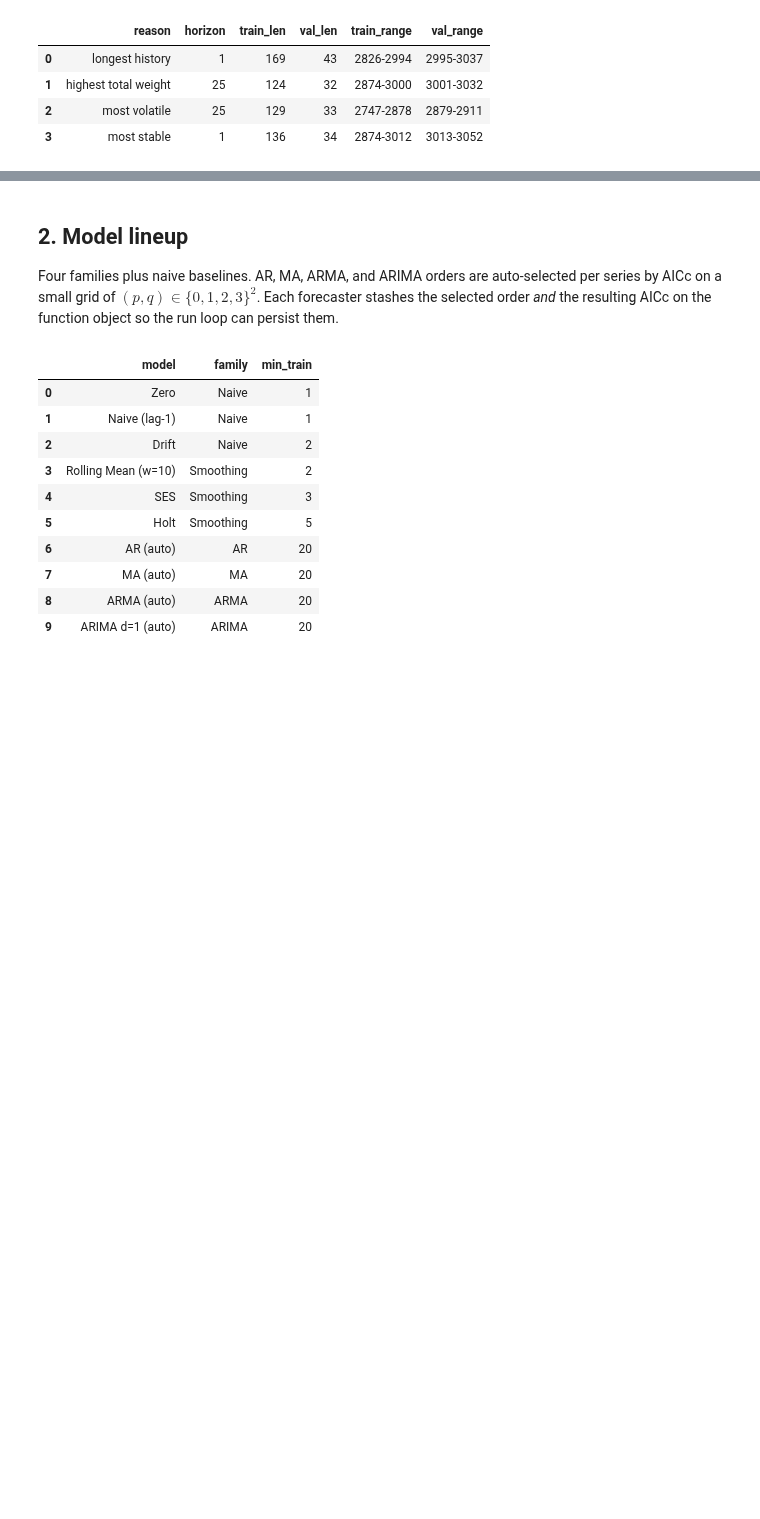
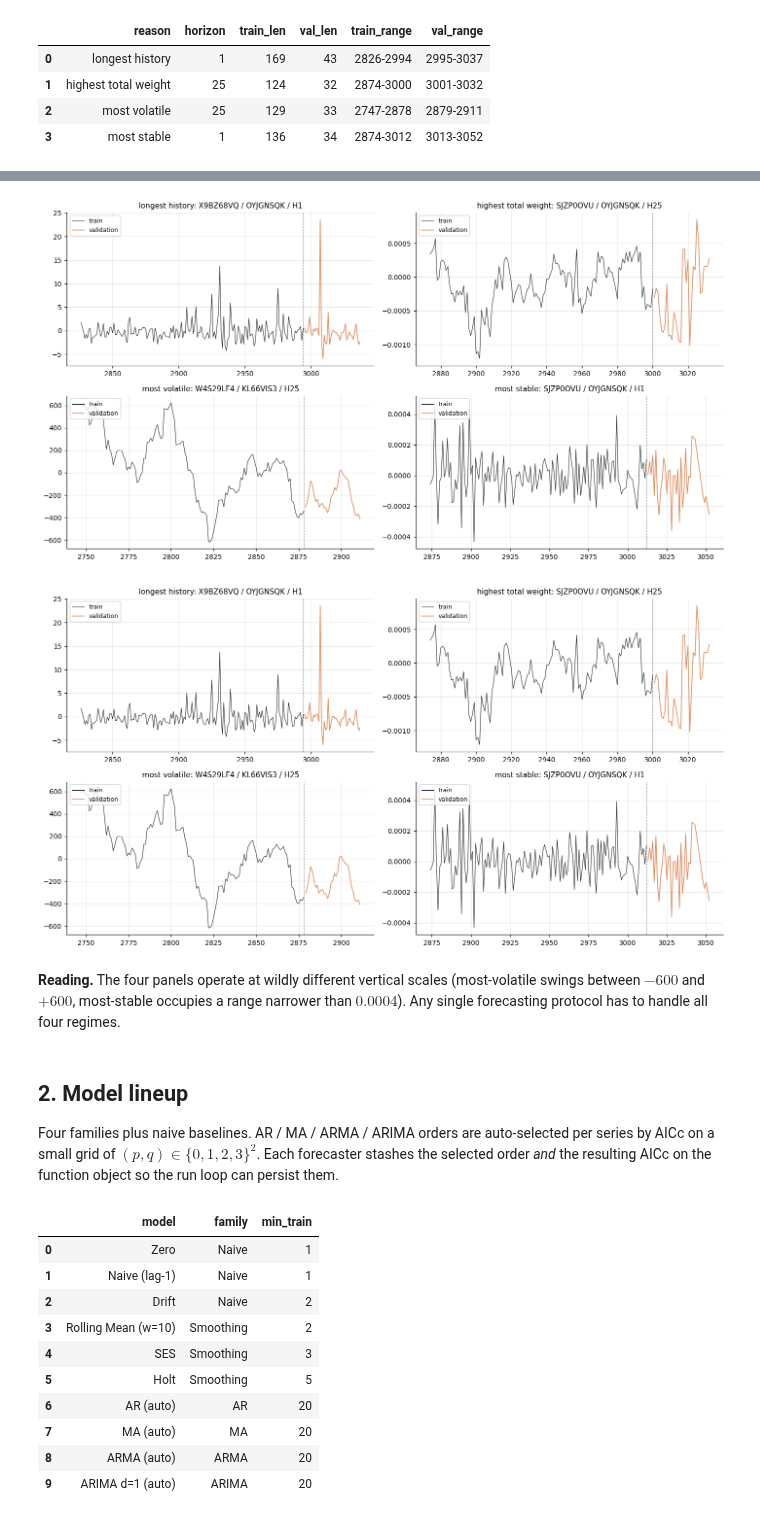
Before and after one commit to jeetrex17/ts-forecasting-project, a Jupyter notebook: claude_forecasting/notebooks/01_classical_baselines.ipynb, the cells around one changed output, grey strips where cells are left out. Saved outputs shown, nothing was run; the diff lists cells and outputs as text; code cells hidden in the pictures; blank space fills up the shorter version.

```diff
--- a/claude_forecasting/notebooks/01_classical_baselines.ipynb
+++ b/claude_forecasting/notebooks/01_classical_baselines.ipynb
@@ -102,7 +114,26 @@ adaptive_splits_df
+# %%
+ordered_reasons = ['longest history', 'highest total weight', 'most volatile', 'most stable']
+
+fig, axes = plt.subplots(2, 2, figsize=(13, 7))
+axes_flat = axes.flatten()
+for ax, reason in zip(axes_flat, ordered_reasons):
+    row, full_series, train_part, val_part = series_data[reason]
+    ax.plot(train_part['ts_index'], train_part['y_target'], color=COLOR_TRAIN, lw=0.7, label='train')
+    ax.plot(val_part['ts_index'],   val_part['y_target'],   color=COLOR_TRUTH, lw=1.0, label='validation')
+    ax.axvline(train_part['ts_index'].iloc[-1], color='black', ls='--', lw=0.7, alpha=0.5)
+    ax.set_title(f"{reason}: {row['code']} / {row['sub_code']} / H{int(row['horizon'])}", fontsize=10)
+    ax.legend(fontsize=8, loc='upper left')
+plt.tight_layout()
+viz.save_figure(fig, '01_raw_series_overview', FIG_DIR)
+# %% [output]
+[figure, added]
+[figure, added]
+# %% [markdown]
+**Reading.** The four panels operate at wildly different vertical scales (most-volatile swings between $-600$ and $+600$, most-stable occupies a range narrower than $0.0004$). Any single forecasting protocol has to handle all four regimes.
 # %% [markdown]
 ## 2. Model lineup
 
-Four families plus naive baselines. AR, MA, ARMA, and ARIMA orders are auto-selected per series by AICc on a small grid of $(p, q) \in \{0, 1, 2, 3\}^2$. Each forecaster stashes the selected order *and* the resulting AICc on the function object so the run loop can persist them.
+Four families plus naive baselines. AR / MA / ARMA / ARIMA orders are auto-selected per series by AICc on a small grid of $(p, q) \in \{0, 1, 2, 3\}^2$. Each forecaster stashes the selected order *and* the resulting AICc on the function object so the run loop can persist them.
 # %%
 # --- Naive baselines (no AICc concept) ---
 def forecast_zero(y_train, steps):
```
Also changed, not shown: parts of 23 cells of this notebook, 48 other files.
